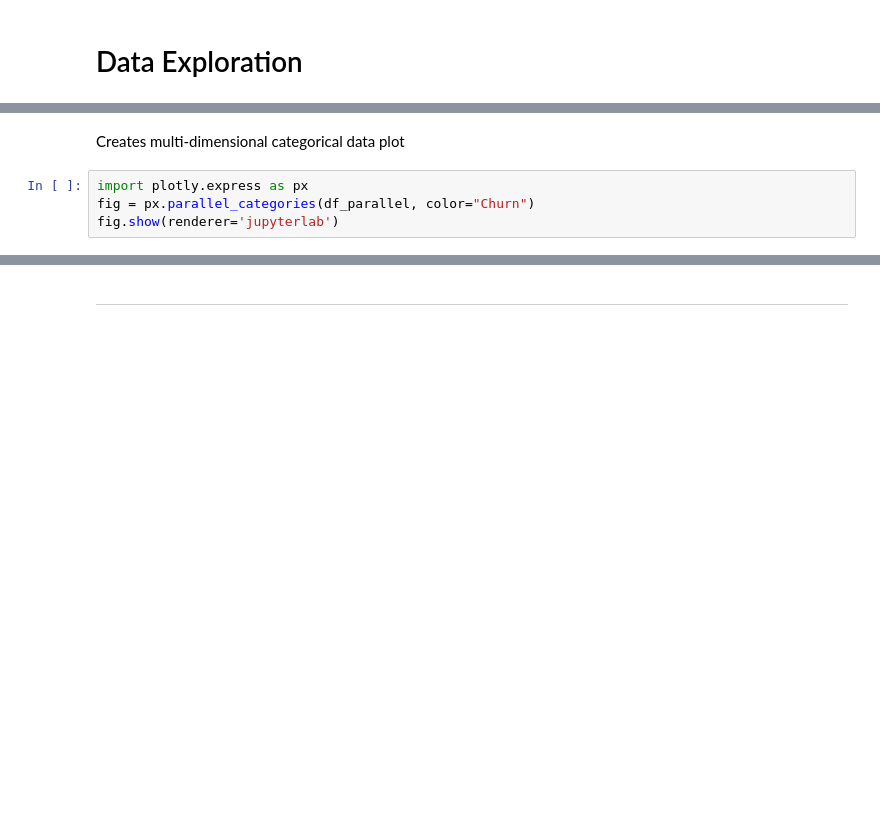
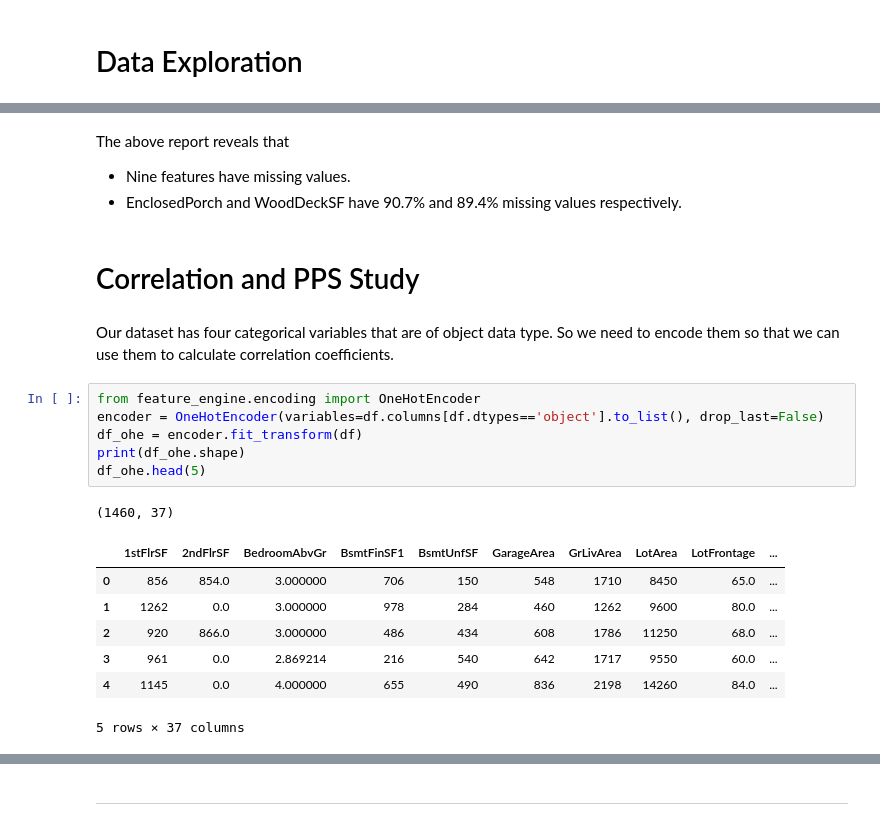
Before and after one commit to LewisClements21/house-pricing, a Jupyter notebook: jupyter_notebooks/03 - CorrelationStudy.ipynb, the cells around one changed output, grey strips where cells are left out. Saved outputs shown, nothing was run; the diff lists cells and outputs as text; blank space fills up the shorter version.

```diff
--- a/jupyter_notebooks/03 - CorrelationStudy.ipynb
+++ b/jupyter_notebooks/03 - CorrelationStudy.ipynb
@@ -168,6 +78,24 @@ df_parallel.head()
-# %% [markdown]
-Creates multi-dimensional categorical data plot
-# %%
-import plotly.express as px
-fig = px.parallel_categories(df_parallel, color="Churn")
-fig.show(renderer='jupyterlab')
+# %% [markdown]
+The above report reveals that
+
+* Nine features have missing values.
+* EnclosedPorch and WoodDeckSF have 90.7% and 89.4% missing values respectively.
+# %% [markdown]
+# Correlation and PPS Study
+# %% [markdown]
+Our dataset has four categorical variables that are of object data type. So we need to encode them so that we can use them to calculate correlation coefficients.
+# %%
+from feature_engine.encoding import OneHotEncoder
+encoder = OneHotEncoder(variables=df.columns[df.dtypes=='object'].to_list(), drop_last=False)
+df_ohe = encoder.fit_transform(df)
+print(df_ohe.shape)
+df_ohe.head(5)
+# %% [output]
+(1460, 37)
+|  | 1stFlrSF | 2ndFlrSF | BedroomAbvGr | BsmtFinSF1 | BsmtUnfSF | GarageArea | GrLivArea | LotArea | LotFrontage | ... |
+| 0 | 856 | 854.0 | 3.000000 | 706 | 150 | 548 | 1710 | 8450 | 65.0 | ... |
+| 1 | 1262 | 0.0 | 3.000000 | 978 | 284 | 460 | 1262 | 9600 | 80.0 | ... |
+| 2 | 920 | 866.0 | 3.000000 | 486 | 434 | 608 | 1786 | 11250 | 68.0 | ... |
+| 3 | 961 | 0.0 | 2.869214 | 216 | 540 | 642 | 1717 | 9550 | 60.0 | ... |
+| 4 | 1145 | 0.0 | 4.000000 | 655 | 490 | 836 | 2198 | 14260 | 84.0 | ... |
+5 rows × 37 columns
```
Also changed, not shown: parts of 59 cells of this notebook, 17 other files.
